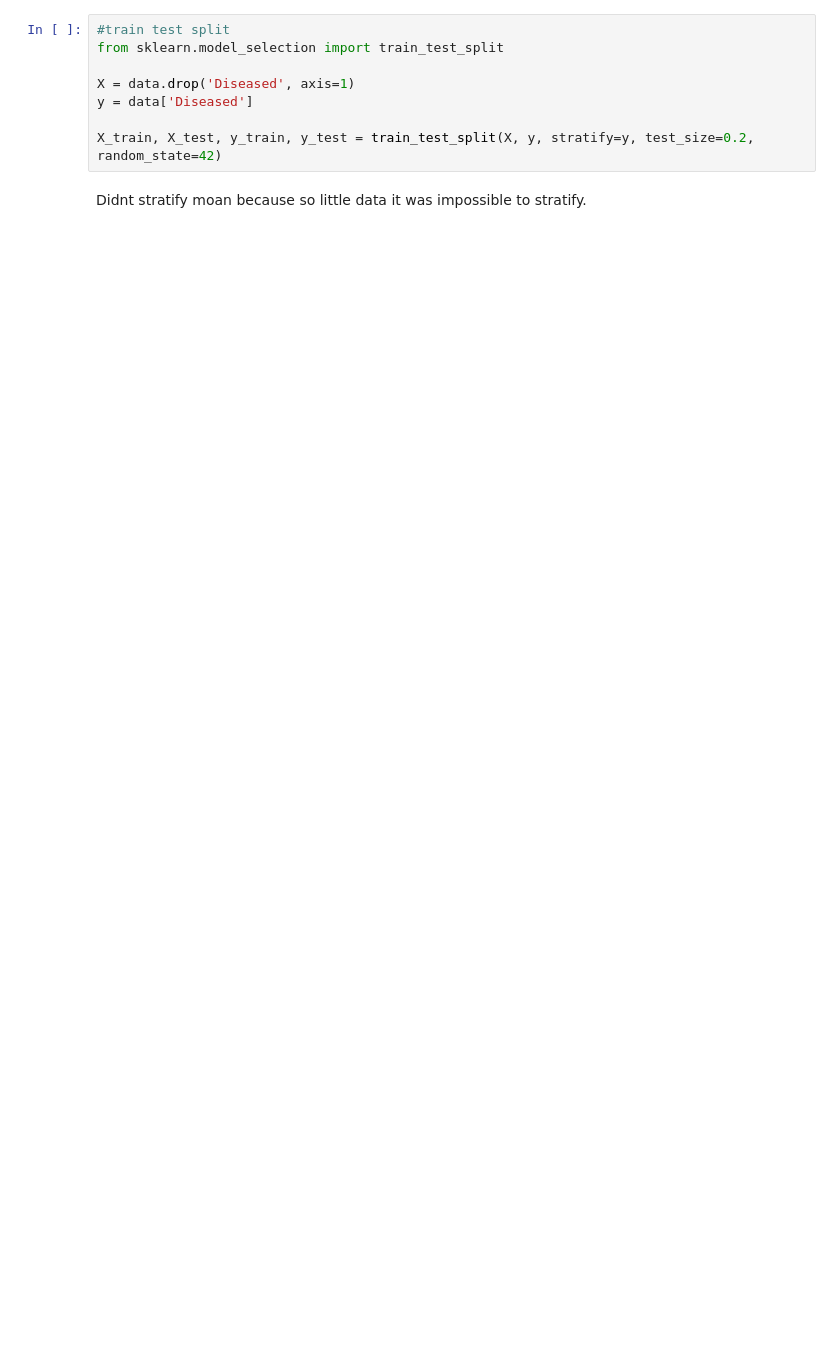
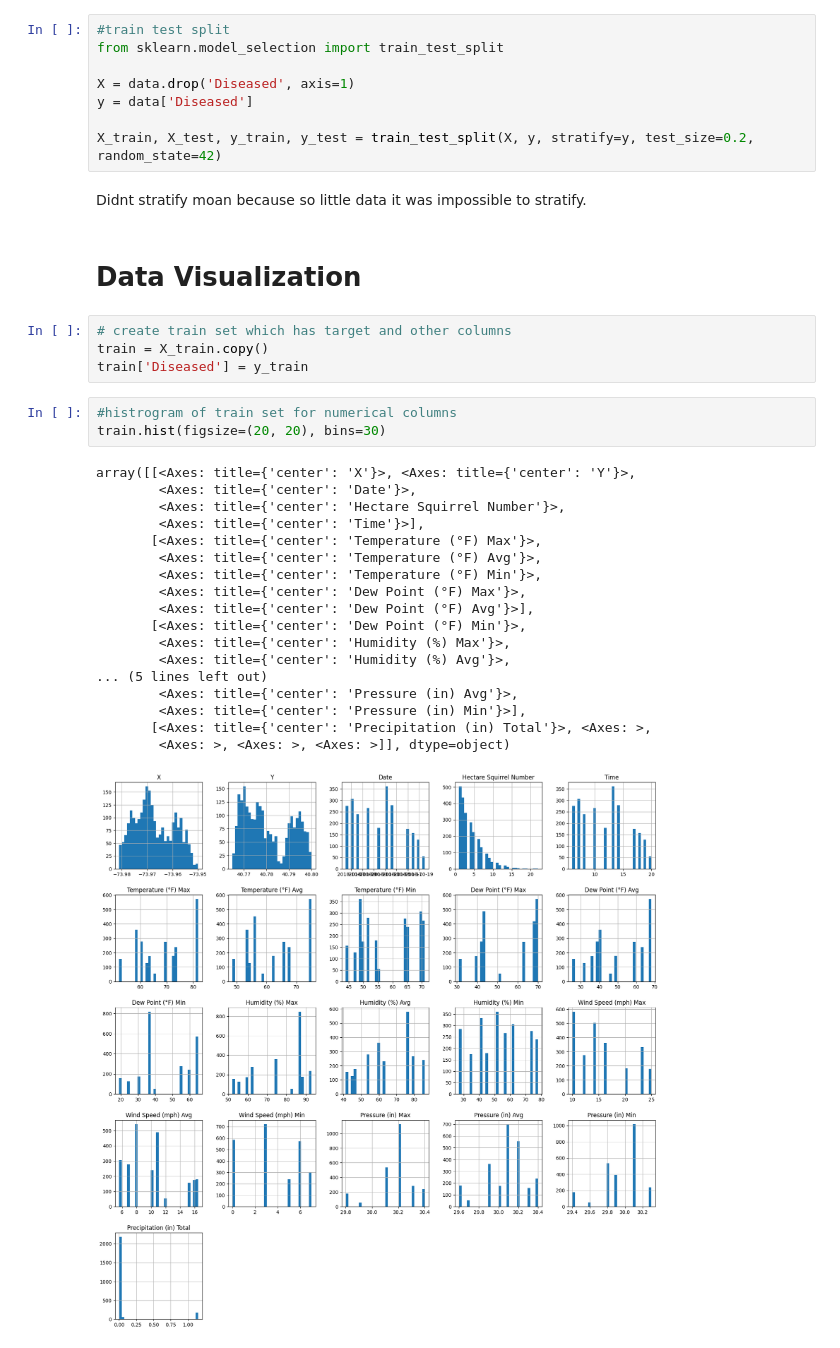
Before and after one commit to denibravo/SquirrelDiseasePrediction, a Jupyter notebook: Nutosis.ipynb, the cells around one changed output. Cells and saved outputs as stored; diff of their text form; blank space fills up the shorter version.

Commit message:
Did some Data Visualization

```diff
--- a/Nutosis.ipynb
+++ b/Nutosis.ipynb
@@ -436,3 +430,31 @@ y = data['Diseased']
 X_train, X_test, y_train, y_test = train_test_split(X, y, stratify=y, test_size=0.2, random_state=42)
 # %% [markdown]
 Didnt stratify moan because so little data it was impossible to stratify.
+# %% [markdown]
+# Data Visualization
+# %%
+# create train set which has target and other columns
+train = X_train.copy()
+train['Diseased'] = y_train
+# %%
+#histrogram of train set for numerical columns
+train.hist(figsize=(20, 20), bins=30)
+# %% [output]
+array([[<Axes: title={'center': 'X'}>, <Axes: title={'center': 'Y'}>,
+        <Axes: title={'center': 'Date'}>,
+        <Axes: title={'center': 'Hectare Squirrel Number'}>,
+        <Axes: title={'center': 'Time'}>],
+       [<Axes: title={'center': 'Temperature (°F) Max'}>,
+        <Axes: title={'center': 'Temperature (°F) Avg'}>,
+        <Axes: title={'center': 'Temperature (°F) Min'}>,
+        <Axes: title={'center': 'Dew Point (°F) Max'}>,
+        <Axes: title={'center': 'Dew Point (°F) Avg'}>],
+       [<Axes: title={'center': 'Dew Point (°F) Min'}>,
+        <Axes: title={'center': 'Humidity (%) Max'}>,
+        <Axes: title={'center': 'Humidity (%) Avg'}>,
+... (5 lines left out)
+        <Axes: title={'center': 'Pressure (in) Avg'}>,
+        <Axes: title={'center': 'Pressure (in) Min'}>],
+       [<Axes: title={'center': 'Precipitation (in) Total'}>, <Axes: >,
+        <Axes: >, <Axes: >, <Axes: >]], dtype=object)
+[figure, added]
```
Also changed, not shown: parts of 60 cells of this notebook, 1 other file.
